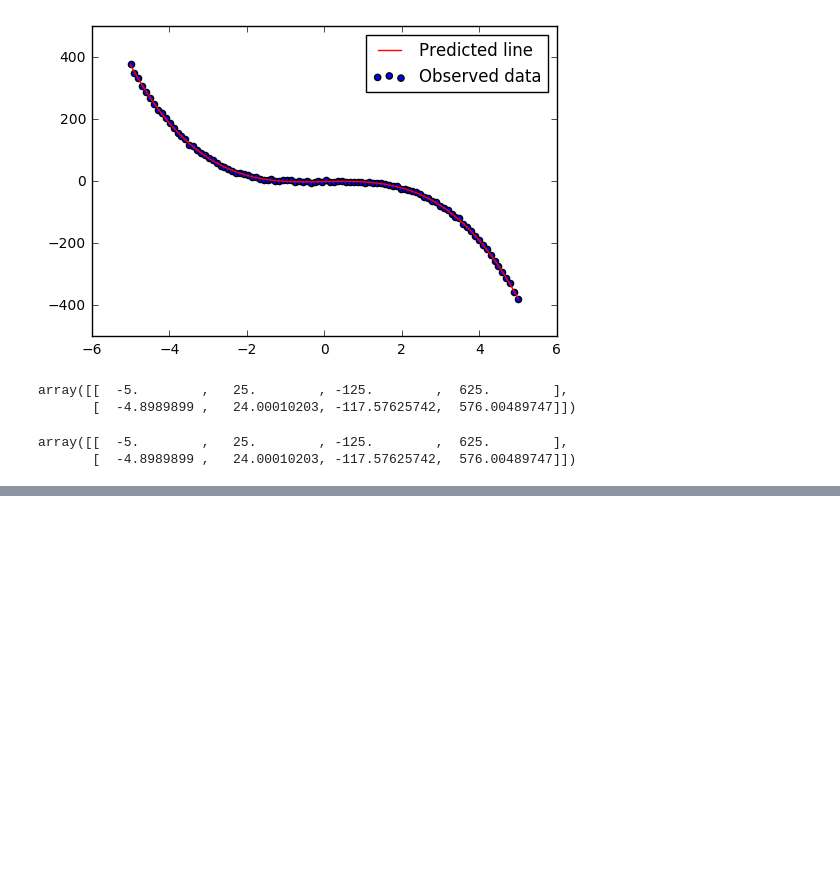
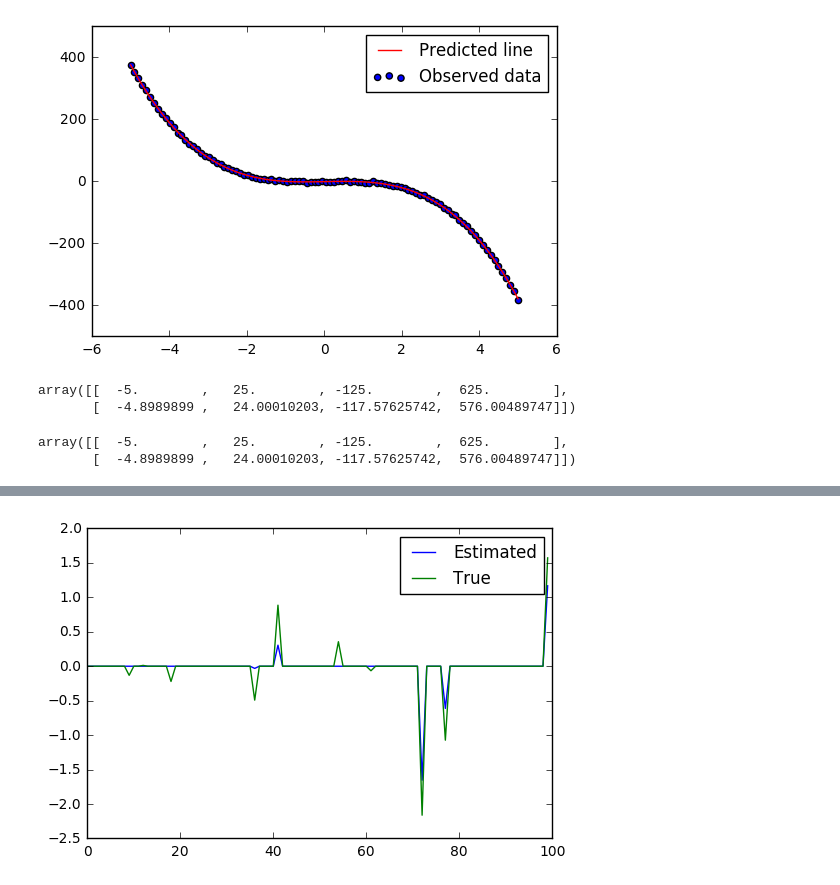
Before and after one commit to sachinruk/deepschool.io, a Jupyter notebook: LinRegression Basics.ipynb, the cells around one changed output, grey strips where cells are left out. Cells and saved outputs as stored; diff of their text form; code cells hidden in the pictures; blank space fills up the shorter version.

```diff
--- a/LinRegression Basics.ipynb
+++ b/LinRegression Basics.ipynb
@@ -159,0 +203,12 @@ array([[  -5.        ,   25.        , -125.        ,  625.        ],
+# %%
+from sklearn.linear_model import Lasso
+model = Lasso(alpha=0.5,fit_intercept = False)
+model.fit(x,y)
+
+# plot the true vs estimated coeffiecients
+plt.plot(np.arange(100),np.squeeze(model.coef_))
+plt.plot(np.arange(100),w_true)
+plt.legend(["Estimated","True"])
+plt.show()
+# %% [output]
+[figure, added]
```
Also changed, not shown: parts of 10 cells of this notebook.
